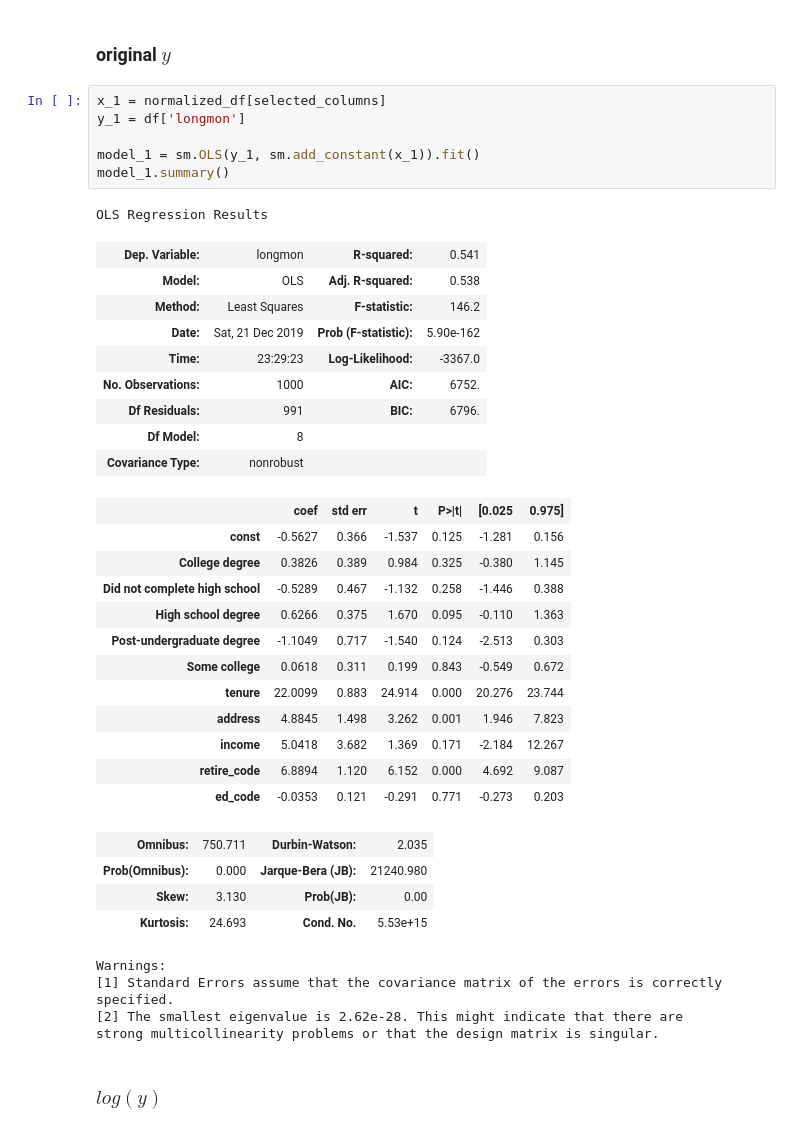
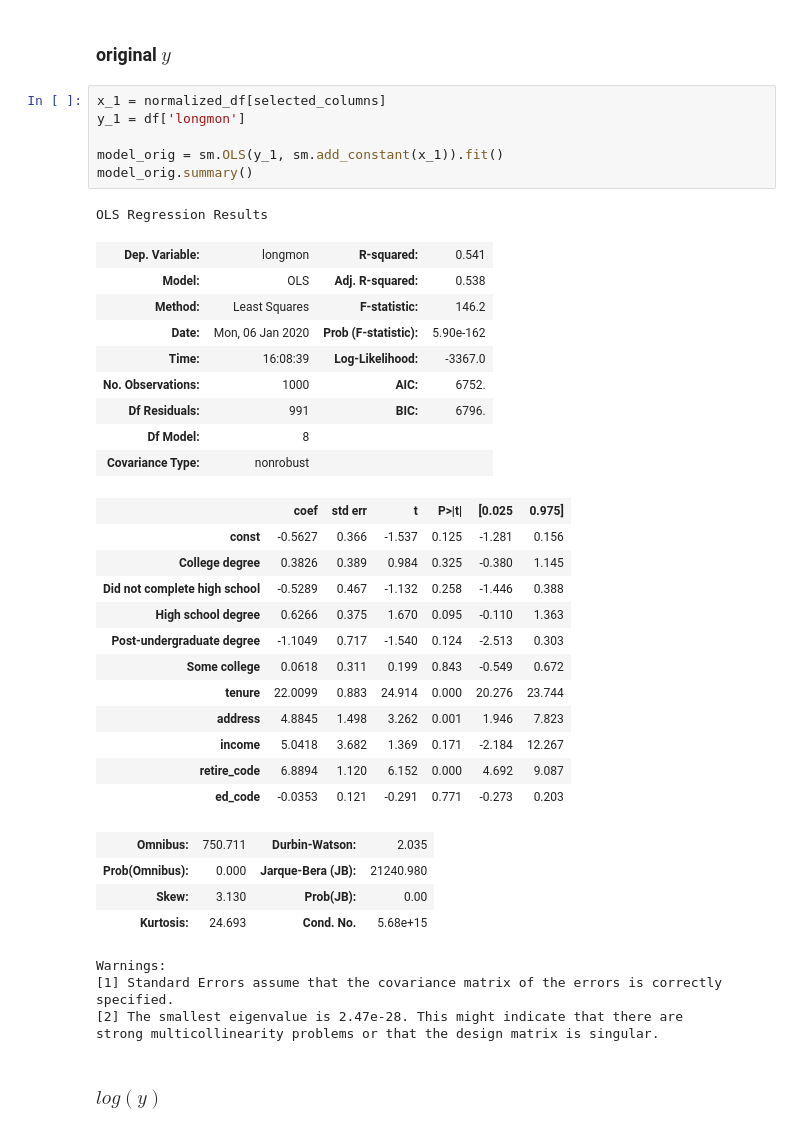
Before and after one commit to ikachko/UCU-StatisticsAndEconometrics, a Jupyter notebook: Assignment 2/Illia_Kachko_SE_A3.ipynb, the cells around one changed output. Cells and saved outputs as stored; diff of their text form.

```diff
--- a/Assignment 2/Illia_Kachko_SE_A3.ipynb
+++ b/Assignment 2/Illia_Kachko_SE_A3.ipynb
@@ -489,16 +504,16 @@ copied_df.head(10)
 # %%
 x_1 = normalized_df[selected_columns]
 y_1 = df['longmon']
 
-model_1 = sm.OLS(y_1, sm.add_constant(x_1)).fit()
-model_1.summary()
+model_orig = sm.OLS(y_1, sm.add_constant(x_1)).fit()
+model_orig.summary()
 # %% [output]
 OLS Regression Results
 | Dep. Variable: | longmon | R-squared: | 0.541 |
 | Model: | OLS | Adj. R-squared: | 0.538 |
 | Method: | Least Squares | F-statistic: | 146.2 |
-| Date: | Sat, 21 Dec 2019 | Prob (F-statistic): | 5.90e-162 |
-| Time: | 23:29:23 | Log-Likelihood: | -3367.0 |
+| Date: | Mon, 06 Jan 2020 | Prob (F-statistic): | 5.90e-162 |
+| Time: | 16:08:39 | Log-Likelihood: | -3367.0 |
 | No. Observations: | 1000 | AIC: | 6752. |
 | Df Residuals: | 991 | BIC: | 6796. |
 | Df Model: | 8 |  |  |
@@ -518,10 +533,10 @@ OLS Regression Results
 | Omnibus: | 750.711 | Durbin-Watson: | 2.035 |
 | Prob(Omnibus): | 0.000 | Jarque-Bera (JB): | 21240.980 |
 | Skew: | 3.130 | Prob(JB): | 0.00 |
-| Kurtosis: | 24.693 | Cond. No. | 5.53e+15 |
+| Kurtosis: | 24.693 | Cond. No. | 5.68e+15 |
 Warnings:
 [1] Standard Errors assume that the covariance matrix of the errors is correctly specified.
-[2] The smallest eigenvalue is 2.62e-28. This might indicate that there are
+[2] The smallest eigenvalue is 2.47e-28. This might indicate that there are
 strong multicollinearity problems or that the design matrix is singular.
 # %% [markdown]
 ### $log(y)$
```
Also changed, not shown: parts of 8 cells of this notebook.
